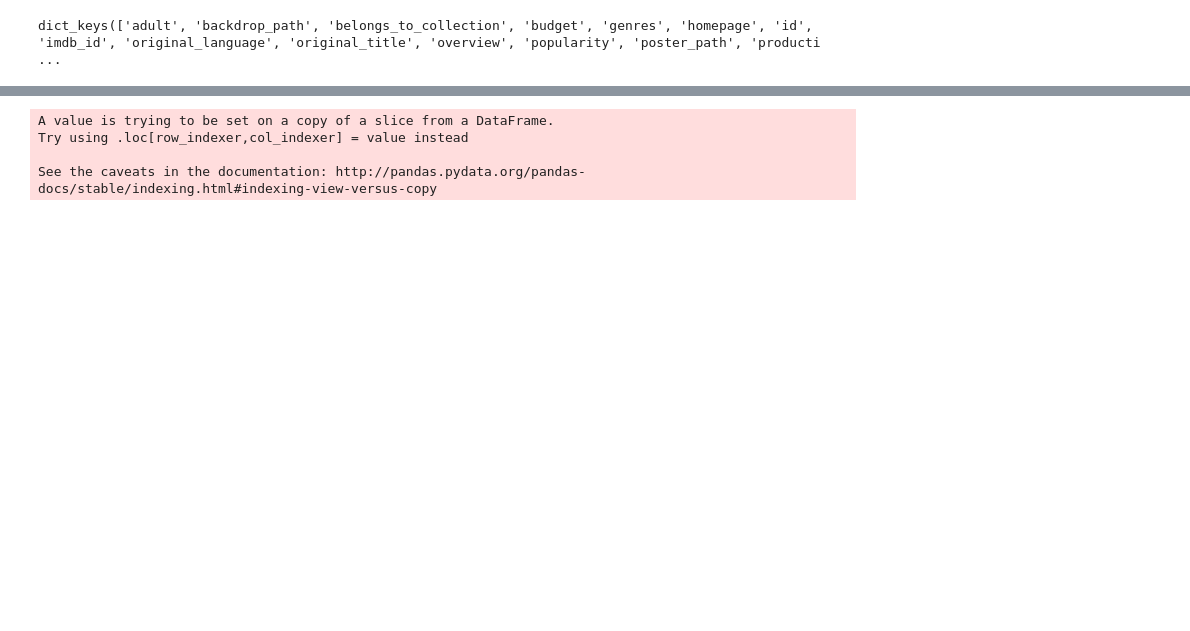
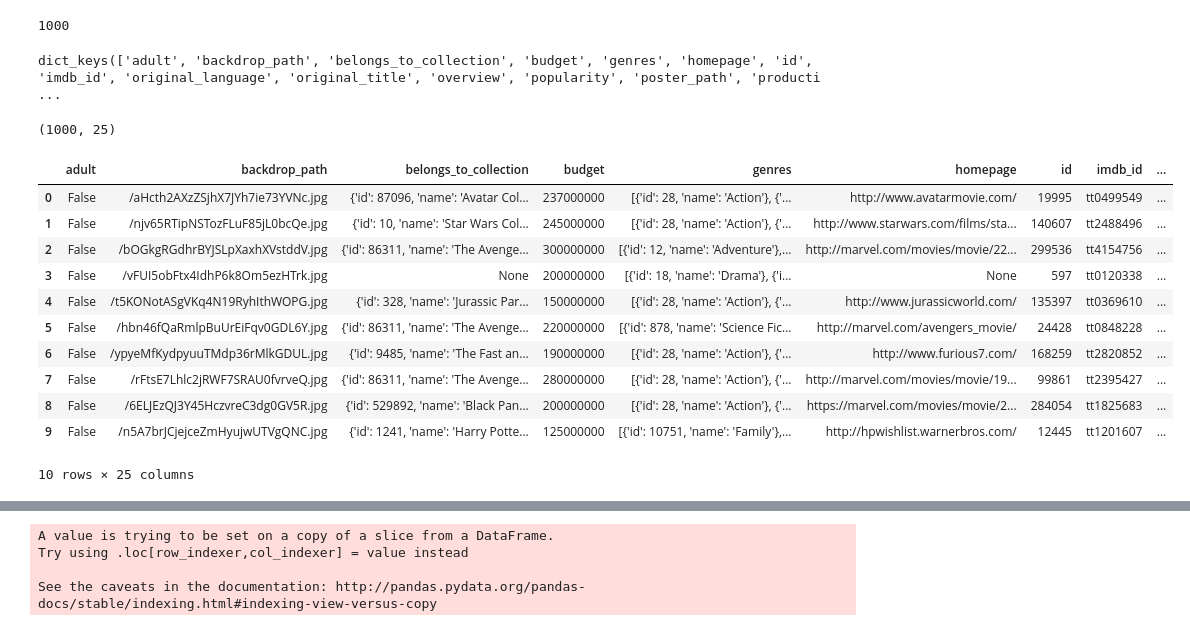
Before and after one commit to maks-p/mod_1_project_movies, a Jupyter notebook: mod-1-movie-project.ipynb, the cells around one changed output, grey strips where cells are left out. Drawn from its saved outputs; the diff is of its cells as text; code cells hidden in the pictures; blank space fills up the shorter version.

```diff
--- a/mod-1-movie-project.ipynb
+++ b/mod-1-movie-project.ipynb
@@ -82,7 +88,27 @@ _results = query_movie(list_ids)
+# %%
+len(_results)
+# %% [output]
+1000
 # %%
 _results[0].keys()
 # %% [output]
 dict_keys(['adult', 'backdrop_path', 'belongs_to_collection', 'budget', 'genres', 'homepage', 'id', 'imdb_id', 'original_language', 'original_title', 'overview', 'popularity', 'poster_path', 'producti ...
 # %%
 #Create DataFrame
-df = pd.DataFrame.from_dict(_results)
+#df_new = pd.DataFrame.from_dict(_results)
+df_new.shape
+df_new.head(10)
+# %% [output]
+(1000, 25)
+|  | adult | backdrop_path | belongs_to_collection | budget | genres | homepage | id | imdb_id | ... |
+| 0 | False | /aHcth2AXzZSjhX7JYh7ie73YVNc.jpg | {'id': 87096, 'name': 'Avatar Col... | 237000000 | [{'id': 28, 'name': 'Action'}, {'... | http://www.avatarmovie.com/ | 19995 | tt0499549 | ... |
+| 1 | False | /njv65RTipNSTozFLuF85jL0bcQe.jpg | {'id': 10, 'name': 'Star Wars Col... | 245000000 | [{'id': 28, 'name': 'Action'}, {'... | http://www.starwars.com/films/sta... | 140607 | tt2488496 | ... |
+| 2 | False | /bOGkgRGdhrBYJSLpXaxhXVstddV.jpg | {'id': 86311, 'name': 'The Avenge... | 300000000 | [{'id': 12, 'name': 'Adventure'},... | http://marvel.com/movies/movie/22... | 299536 | tt4154756 | ... |
+| 3 | False | /vFUI5obFtx4IdhP6k8Om5ezHTrk.jpg | None | 200000000 | [{'id': 18, 'name': 'Drama'}, {'i... | None | 597 | tt0120338 | ... |
+| 4 | False | /t5KONotASgVKq4N19RyhIthWOPG.jpg | {'id': 328, 'name': 'Jurassic Par... | 150000000 | [{'id': 28, 'name': 'Action'}, {'... | http://www.jurassicworld.com/ | 135397 | tt0369610 | ... |
+| 5 | False | /hbn46fQaRmlpBuUrEiFqv0GDL6Y.jpg | {'id': 86311, 'name': 'The Avenge... | 220000000 | [{'id': 878, 'name': 'Science Fic... | http://marvel.com/avengers_movie/ | 24428 | tt0848228 | ... |
+| 6 | False | /ypyeMfKydpyuuTMdp36rMlkGDUL.jpg | {'id': 9485, 'name': 'The Fast an... | 190000000 | [{'id': 28, 'name': 'Action'}, {'... | http://www.furious7.com/ | 168259 | tt2820852 | ... |
+| 7 | False | /rFtsE7Lhlc2jRWF7SRAU0fvrveQ.jpg | {'id': 86311, 'name': 'The Avenge... | 280000000 | [{'id': 28, 'name': 'Action'}, {'... | http://marvel.com/movies/movie/19... | 99861 | tt2395427 | ... |
+| 8 | False | /6ELJEzQJ3Y45HczvreC3dg0GV5R.jpg | {'id': 529892, 'name': 'Black Pan... | 200000000 | [{'id': 28, 'name': 'Action'}, {'... | https://marvel.com/movies/movie/2... | 284054 | tt1825683 | ... |
+| 9 | False | /n5A7brJCjejceZmHyujwUTVgQNC.jpg | {'id': 1241, 'name': 'Harry Potte... | 125000000 | [{'id': 10751, 'name': 'Family'},... | http://hpwishlist.warnerbros.com/ | 12445 | tt1201607 | ... |
+10 rows × 25 columns
```
Also changed, not shown: parts of 33 cells of this notebook, 6 other files.
